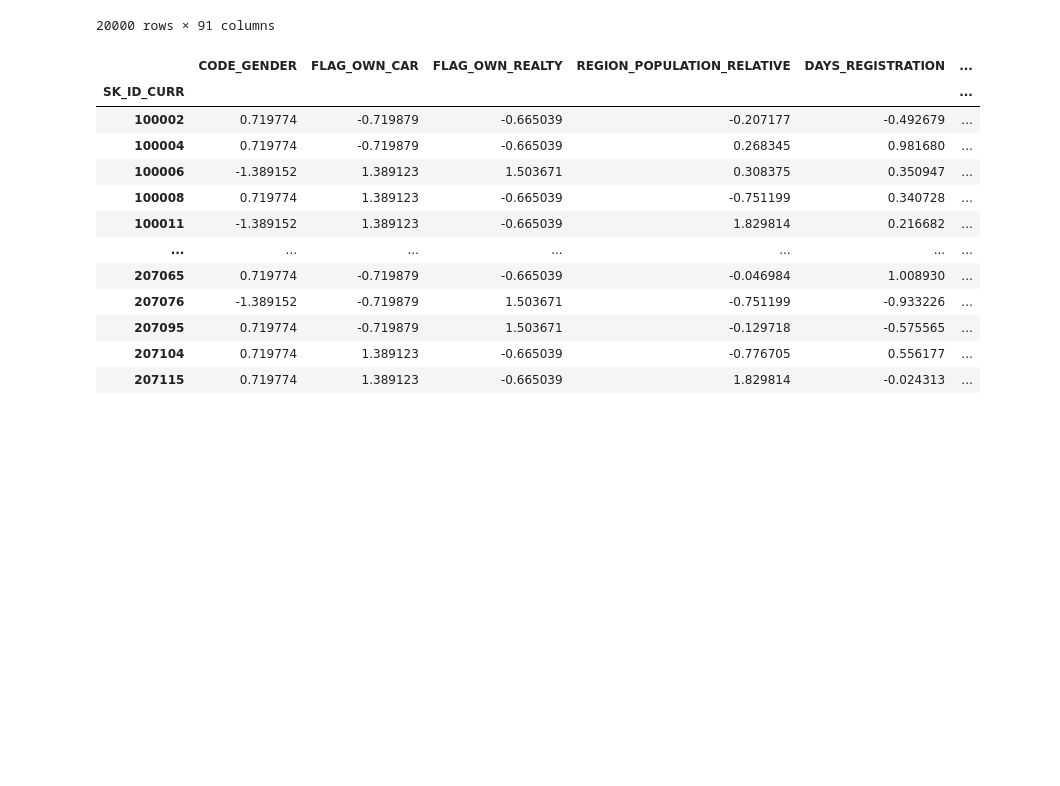
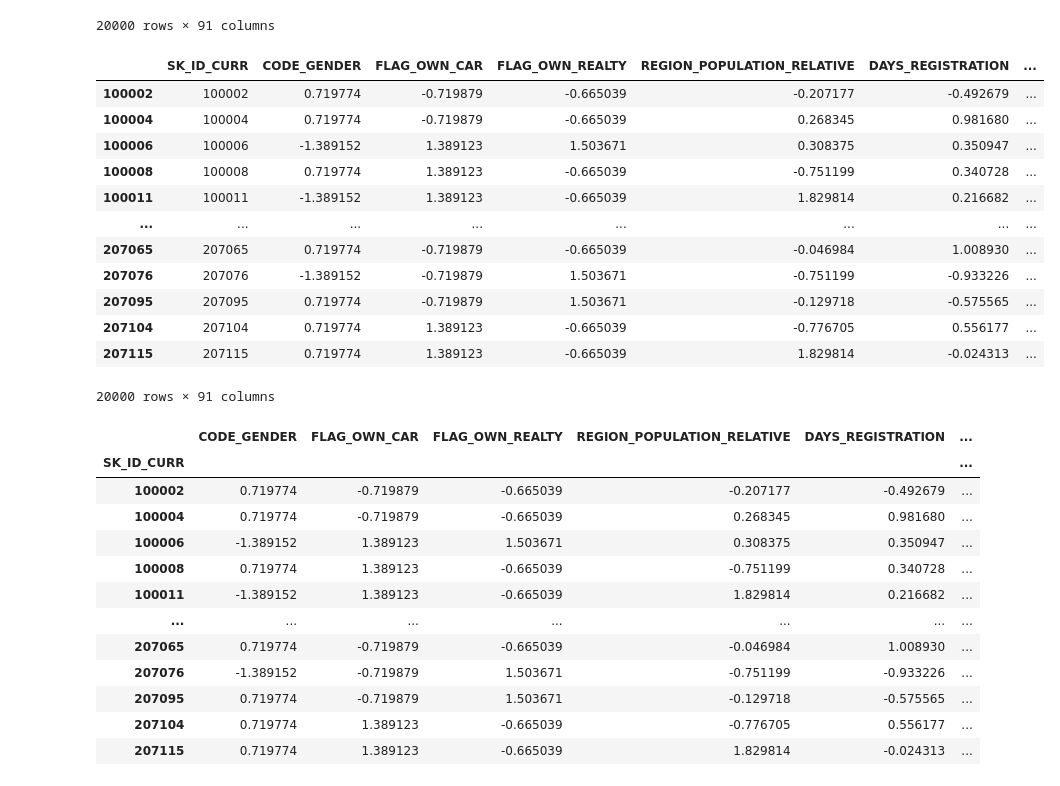
Before and after one commit to SilviaFranze/Project7, a Jupyter notebook: Proj7.ipynb, the cells around one changed output. Saved outputs shown, nothing was run; the diff lists cells and outputs as text; code cells hidden in the pictures; blank space fills up the shorter version.

```diff
--- a/Proj7.ipynb
+++ b/Proj7.ipynb
@@ -1109,6 +1109,23 @@ lighter_input_df_sorted
 | 207104 | 207104 | 0.719774 | 1.389123 | -0.665039 | -0.776705 | 0.556177 | ... |
 | 207115 | 207115 | 0.719774 | 1.389123 | -0.665039 | 1.829814 | -0.024313 | ... |
 20000 rows × 91 columns
+# %%
+# lighter_input_df_sorted.index.name = None
+lighter_input_df_sorted
+# %% [output]
+|  | SK_ID_CURR | CODE_GENDER | FLAG_OWN_CAR | FLAG_OWN_REALTY | REGION_POPULATION_RELATIVE | DAYS_REGISTRATION | ... |
+| 100002 | 100002 | 0.719774 | -0.719879 | -0.665039 | -0.207177 | -0.492679 | ... |
+| 100004 | 100004 | 0.719774 | -0.719879 | -0.665039 | 0.268345 | 0.981680 | ... |
+| 100006 | 100006 | -1.389152 | 1.389123 | 1.503671 | 0.308375 | 0.350947 | ... |
+| 100008 | 100008 | 0.719774 | 1.389123 | -0.665039 | -0.751199 | 0.340728 | ... |
+| 100011 | 100011 | -1.389152 | 1.389123 | -0.665039 | 1.829814 | 0.216682 | ... |
+| ... | ... | ... | ... | ... | ... | ... | ... |
+| 207065 | 207065 | 0.719774 | -0.719879 | -0.665039 | -0.046984 | 1.008930 | ... |
+| 207076 | 207076 | -1.389152 | -0.719879 | 1.503671 | -0.751199 | -0.933226 | ... |
+| 207095 | 207095 | 0.719774 | -0.719879 | 1.503671 | -0.129718 | -0.575565 | ... |
+| 207104 | 207104 | 0.719774 | 1.389123 | -0.665039 | -0.776705 | 0.556177 | ... |
+| 207115 | 207115 | 0.719774 | 1.389123 | -0.665039 | 1.829814 | -0.024313 | ... |
+20000 rows × 91 columns
 # %%
 lighter_input_py_an = lighter_input_df_sorted.drop('SK_ID_CURR', axis=1)
 lighter_input_py_an
```
Also changed, not shown: parts of 1 cell of this notebook, 2 other files.
